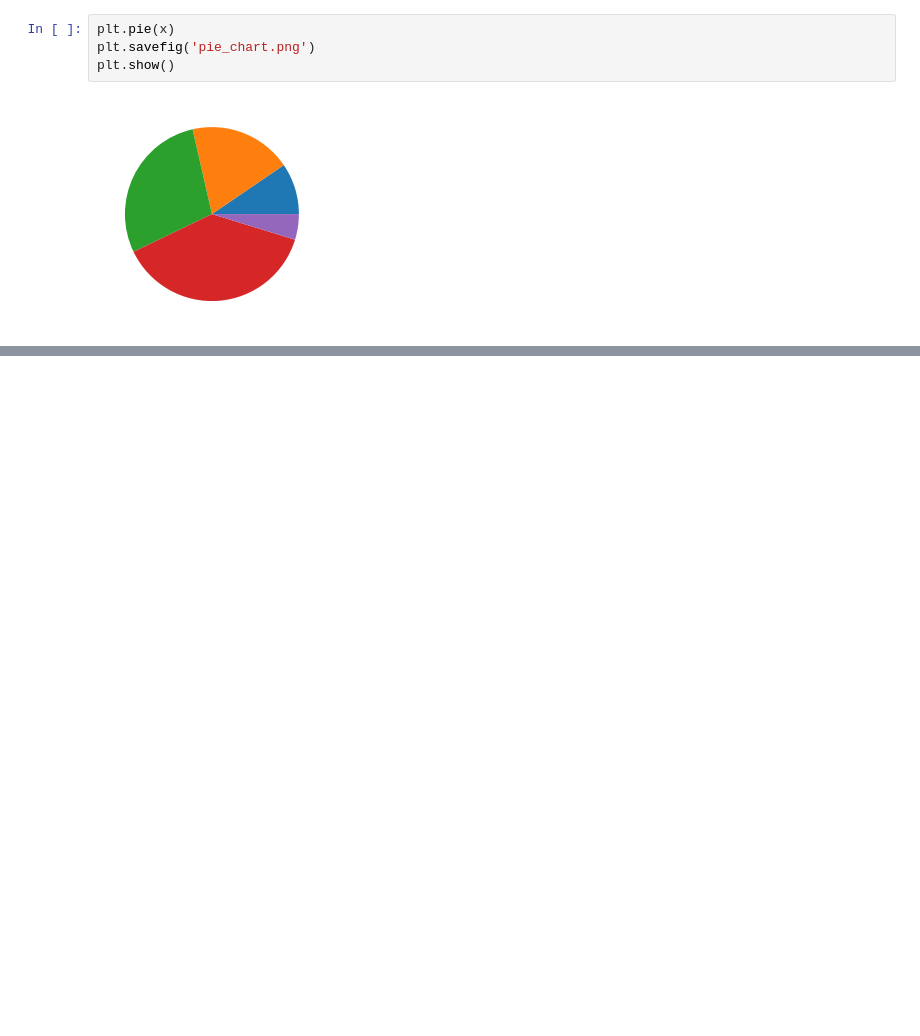
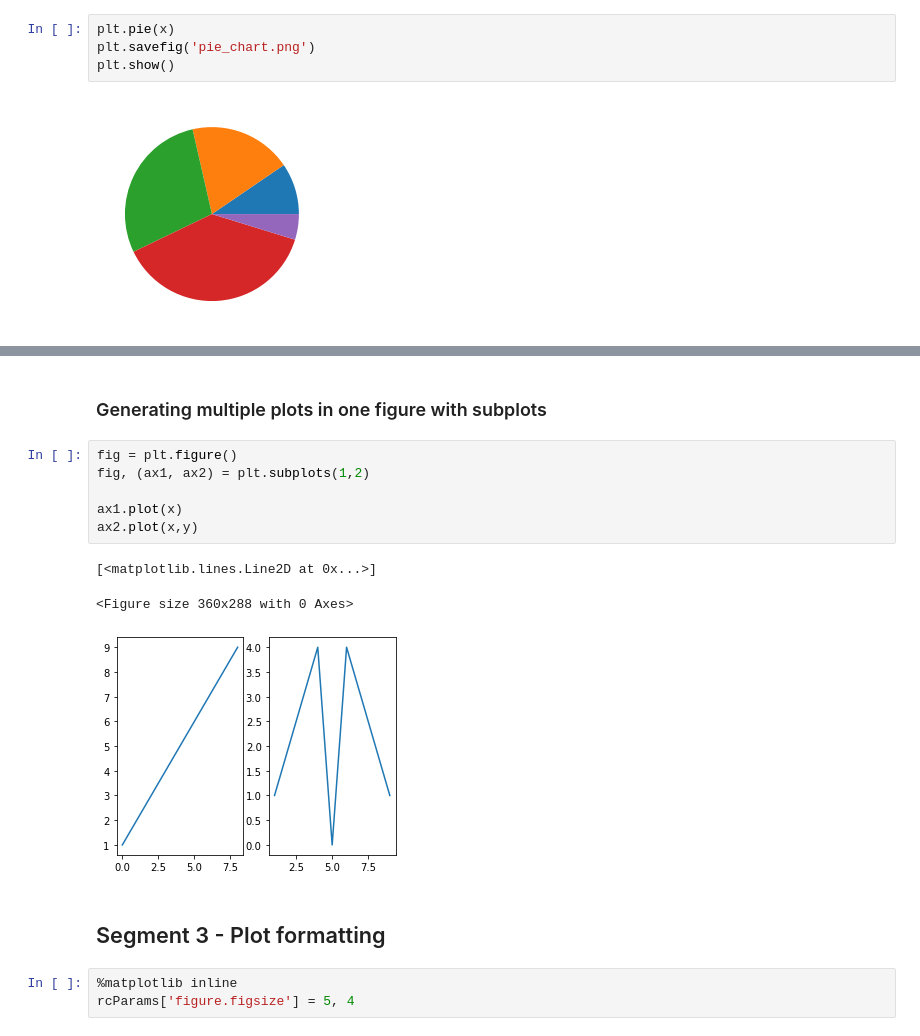
Before and after one commit to SatarupaG/Data-Analysis-With-Web-Scraper-Code, a Jupyter notebook: DataVisualization.ipynb, the cells around one changed output, grey strips where cells are left out. Cells and saved outputs as stored; diff of their text form; blank space fills up the shorter version.

```diff
--- a/DataVisualization.ipynb
+++ b/DataVisualization.ipynb
@@ -79,0 +124,17 @@ plt.show()
+# %% [markdown]
+### Generating multiple plots in one figure with subplots
+# %%
+fig = plt.figure()
+fig, (ax1, ax2) = plt.subplots(1,2)
+
+ax1.plot(x)
+ax2.plot(x,y)
+# %% [output]
+[<matplotlib.lines.Line2D at 0x...>]
+<Figure size 360x288 with 0 Axes>
+[figure, added]
+# %% [markdown]
+## Segment 3 - Plot formatting
+# %%
+%matplotlib inline
+rcParams['figure.figsize'] = 5, 4
```
Also changed, not shown: parts of 56 cells of this notebook, 1 other file.
